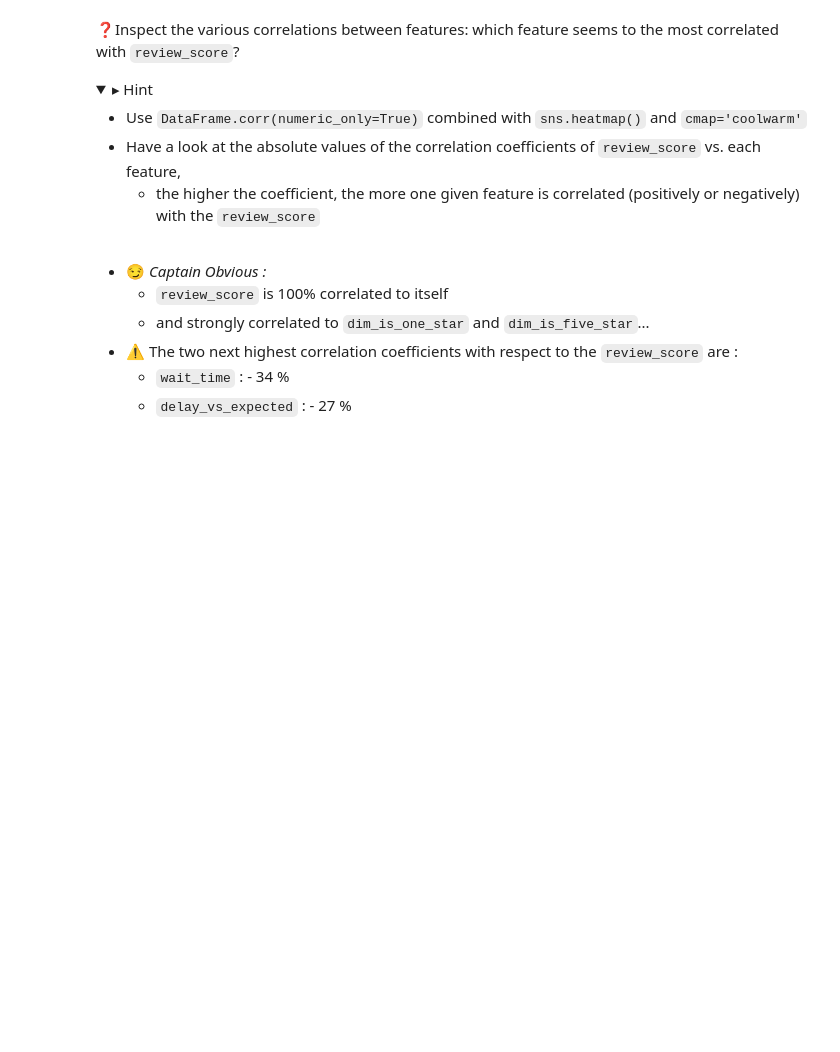
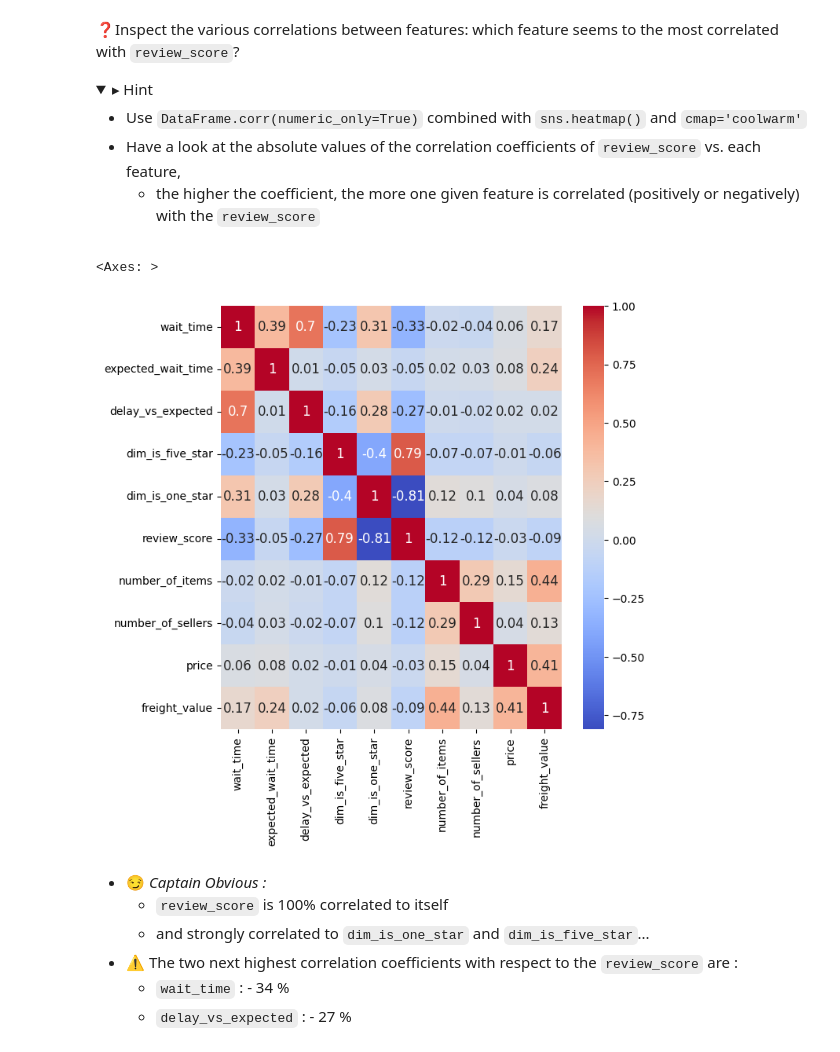
Before and after one commit to aardeleAI/data-seaborn-regression, a Jupyter notebook: seaborn_regression.ipynb, the cells around one changed output. Drawn from its saved outputs; the diff is of its cells as text; code cells hidden in the pictures; folded sections open; blank space fills up the shorter version.

Commit message:
Completed orders regression with Seaborn challenge

```diff
--- a/seaborn_regression.ipynb
+++ b/seaborn_regression.ipynb
@@ -46,3 +44,11 @@ orders = Order().get_training_data(with_distance_seller_customer=False)
+# %%
+DataFrame = orders.copy()
+# %%
+plt.figure(figsize=(7,7))
+sns.heatmap(round(DataFrame.corr(numeric_only=True), 2), cmap='coolwarm', annot=True, annot_kws={'size':12})
+# %% [output]
+<Axes: >
+[figure, added]
 # %% [markdown]
 * 😏 _Captain Obvious :_
     * `review_score` is 100% correlated to itself
```
Also changed, not shown: parts of 3 cells of this notebook.
